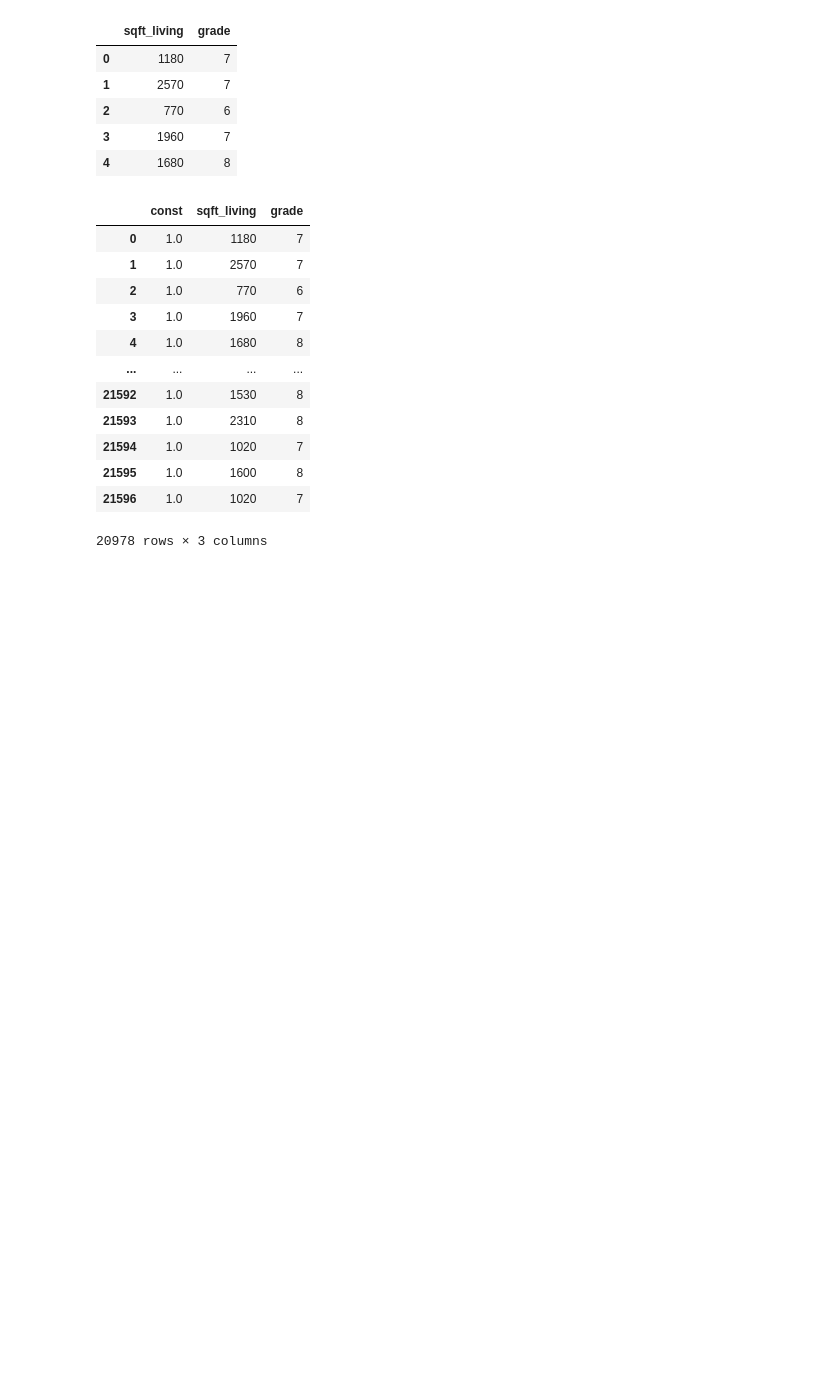
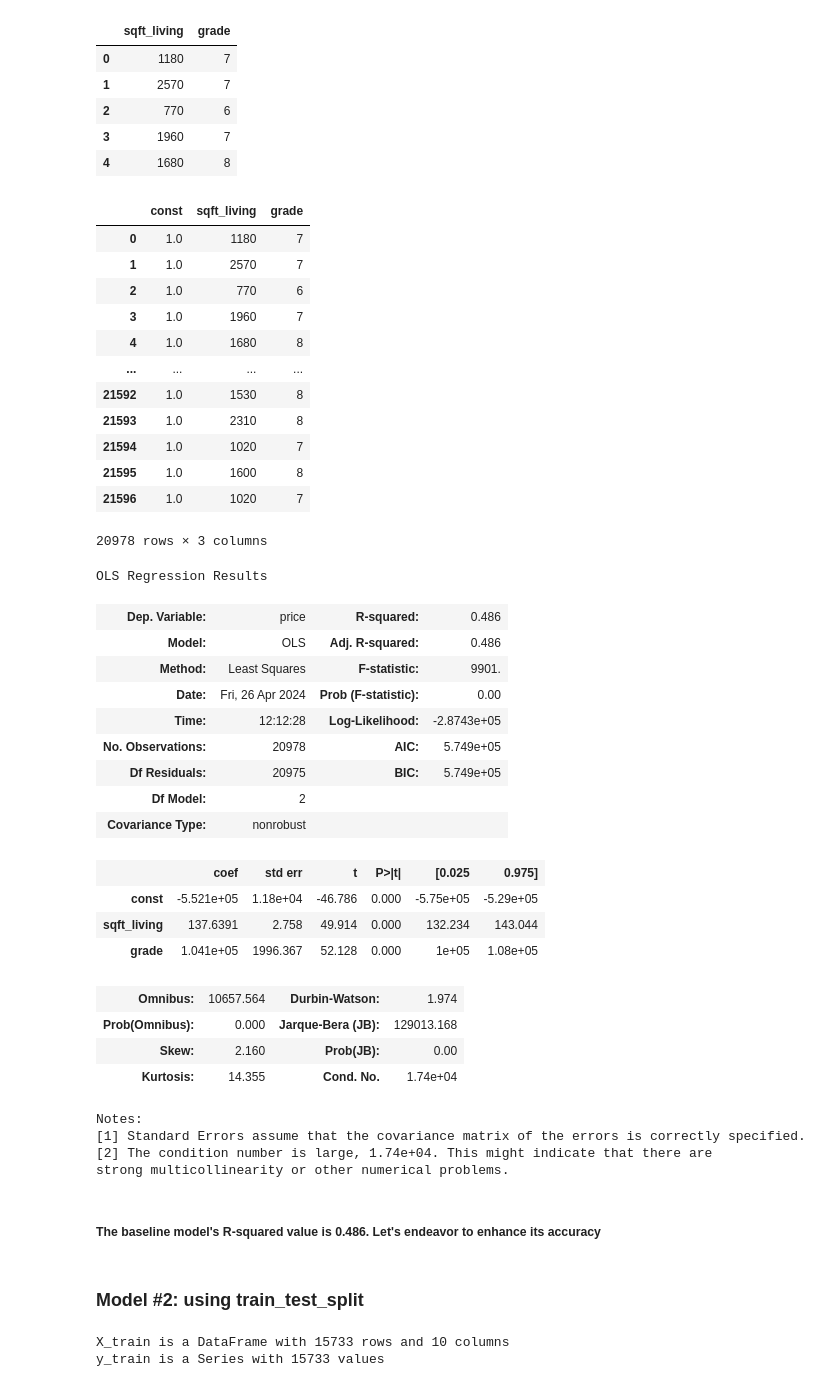
Before and after one commit to clydeochieng/dsc-phase-2-project, a Jupyter notebook: student.ipynb, the cells around one changed output. Saved outputs shown, nothing was run; the diff lists cells and outputs as text; code cells hidden in the pictures; blank space fills up the shorter version.

```diff
--- a/student.ipynb
+++ b/student.ipynb
@@ -1248,3 +1248,34 @@ predictors0
 | 21595 | 1.0 | 1600 | 8 |
 | 21596 | 1.0 | 1020 | 7 |
 20978 rows × 3 columns
+# %%
+modelbaseline = sm.OLS(home_target0, predictors0).fit()
+# %%
+modelbaseline.summary()
+# %% [output]
+OLS Regression Results
+| Dep. Variable: | price | R-squared: | 0.486 |
+| Model: | OLS | Adj. R-squared: | 0.486 |
+| Method: | Least Squares | F-statistic: | 9901. |
+| Date: | Fri, 26 Apr 2024 | Prob (F-statistic): | 0.00 |
+| Time: | 12:12:28 | Log-Likelihood: | -2.8743e+05 |
+| No. Observations: | 20978 | AIC: | 5.749e+05 |
+| Df Residuals: | 20975 | BIC: | 5.749e+05 |
+| Df Model: | 2 |  |  |
+| Covariance Type: | nonrobust |  |  |
+|  | coef | std err | t | P>|t| | [0.025 | 0.975] |
+| const | -5.521e+05 | 1.18e+04 | -46.786 | 0.000 | -5.75e+05 | -5.29e+05 |
+| sqft_living | 137.6391 | 2.758 | 49.914 | 0.000 | 132.234 | 143.044 |
+| grade | 1.041e+05 | 1996.367 | 52.128 | 0.000 | 1e+05 | 1.08e+05 |
+| Omnibus: | 10657.564 | Durbin-Watson: | 1.974 |
+| Prob(Omnibus): | 0.000 | Jarque-Bera (JB): | 129013.168 |
+| Skew: | 2.160 | Prob(JB): | 0.00 |
+| Kurtosis: | 14.355 | Cond. No. | 1.74e+04 |
+Notes:
+[1] Standard Errors assume that the covariance matrix of the errors is correctly specified.
+[2] The condition number is large, 1.74e+04. This might indicate that there are
+strong multicollinearity or other numerical problems.
+# %% [markdown]
+##### The baseline model's R-squared value is 0.486. Let's endeavor to enhance its accuracy
+# %% [markdown]
+### Model #2: using train_test_split
@@ -1250,0 +1287,9 @@ predictors0
+# %%
+print(f"X_train is a DataFrame with {X_train.shape[0]} rows and {X_train.shape[1]} columns")
+print(f"y_train is a Series with {y_train.shape[0]} values")
+
+# We always should have the same number of rows in X as values in y
+assert X_train.shape[0] == y_train.shape[0]
+# %% [output]
+X_train is a DataFrame with 15733 rows and 10 columns
+y_train is a Series with 15733 values
```
Also changed, not shown: parts of 2 cells of this notebook.
